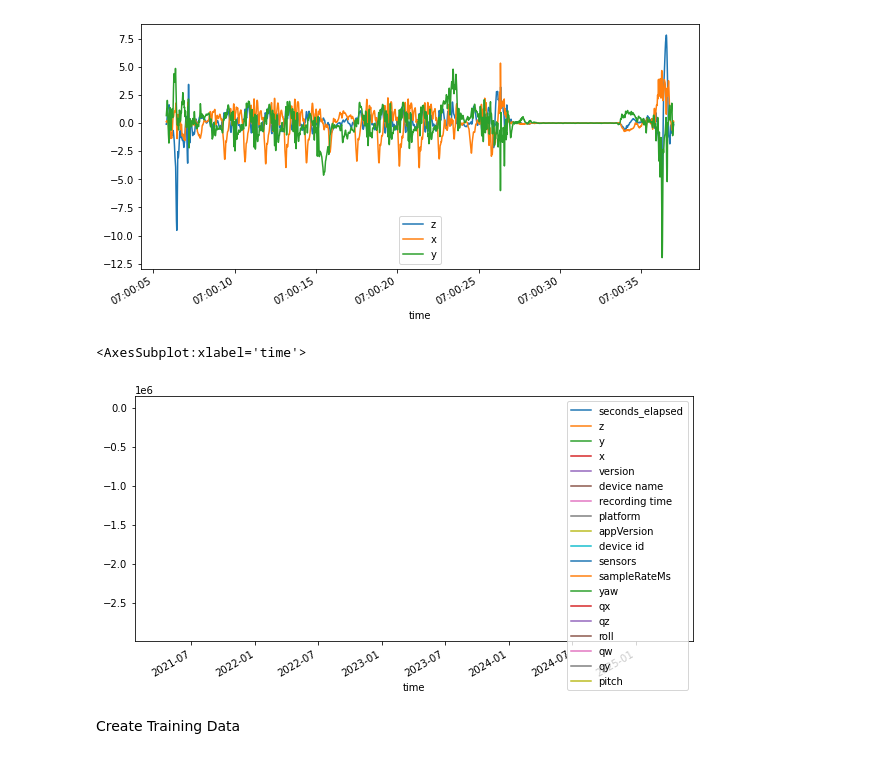
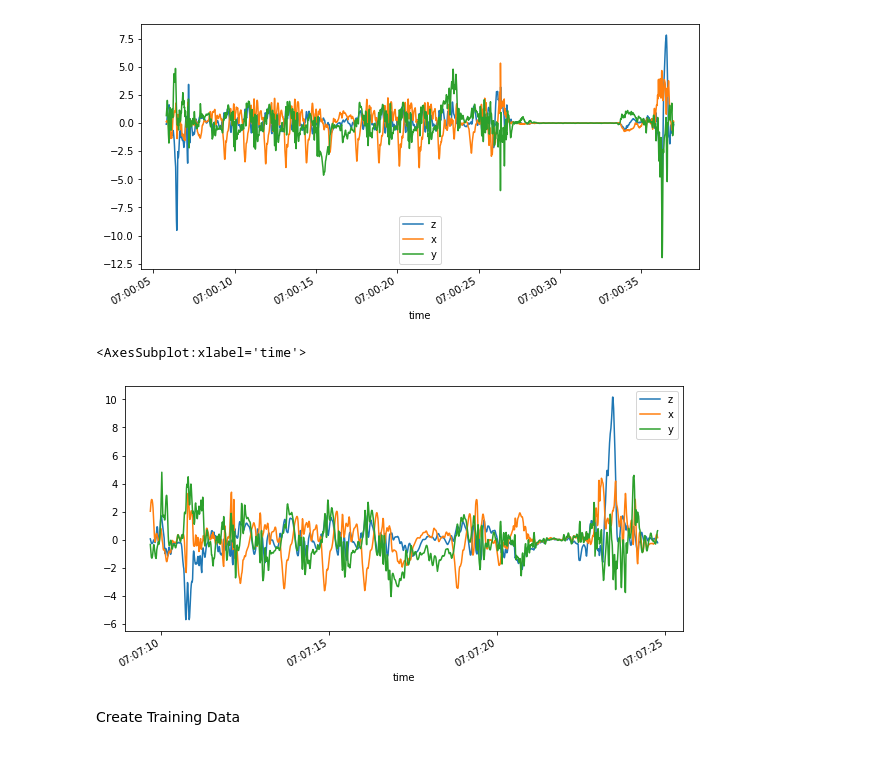
Before and after one commit to prizyou/Lexicon-Legends, a Jupyter notebook: proofConceptFALL.ipynb, the cells around one changed output. Saved outputs shown, nothing was run; the diff lists cells and outputs as text; code cells hidden in the pictures.

```diff
--- a/proofConceptFALL.ipynb
+++ b/proofConceptFALL.ipynb
@@ -124,10 +124,10 @@ df_fall_gyro.plot(figsize=(10,5))
 <AxesSubplot:xlabel='time'>
 [figure]
 # %%
-df_fall_or.plot(figsize=(10,5))
+df_testFall_gyro.plot(figsize=(10,5))
 # %% [output]
 <AxesSubplot:xlabel='time'>
-[figure, old version]
+[figure, new version]
 # %% [markdown]
 Create Training Data
 # %%
```
Also changed, not shown: parts of 2 cells of this notebook.
